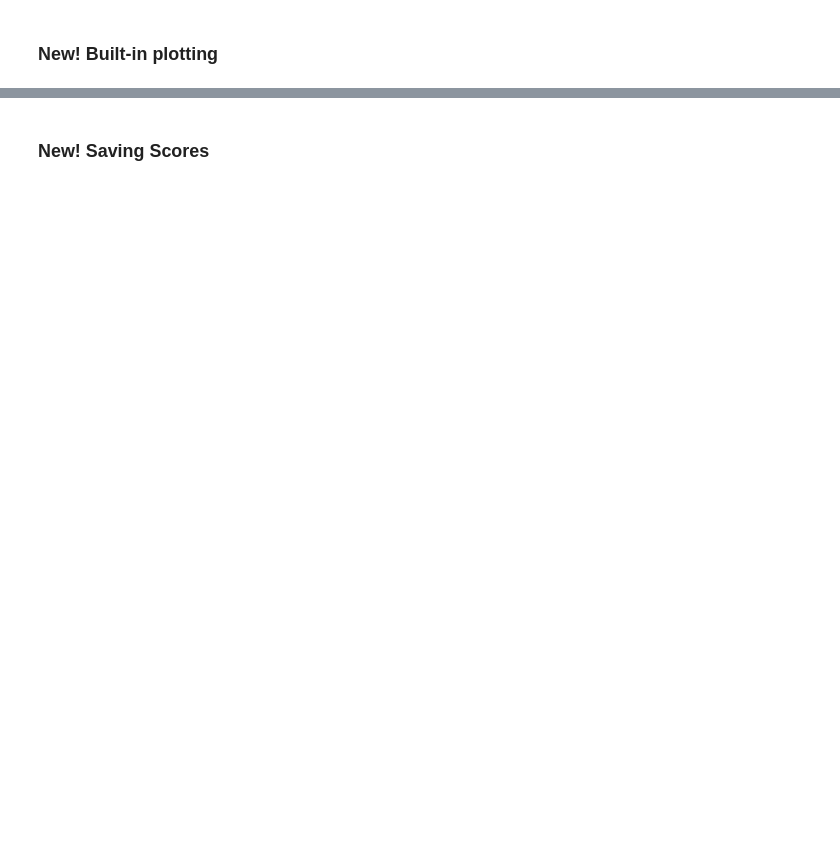
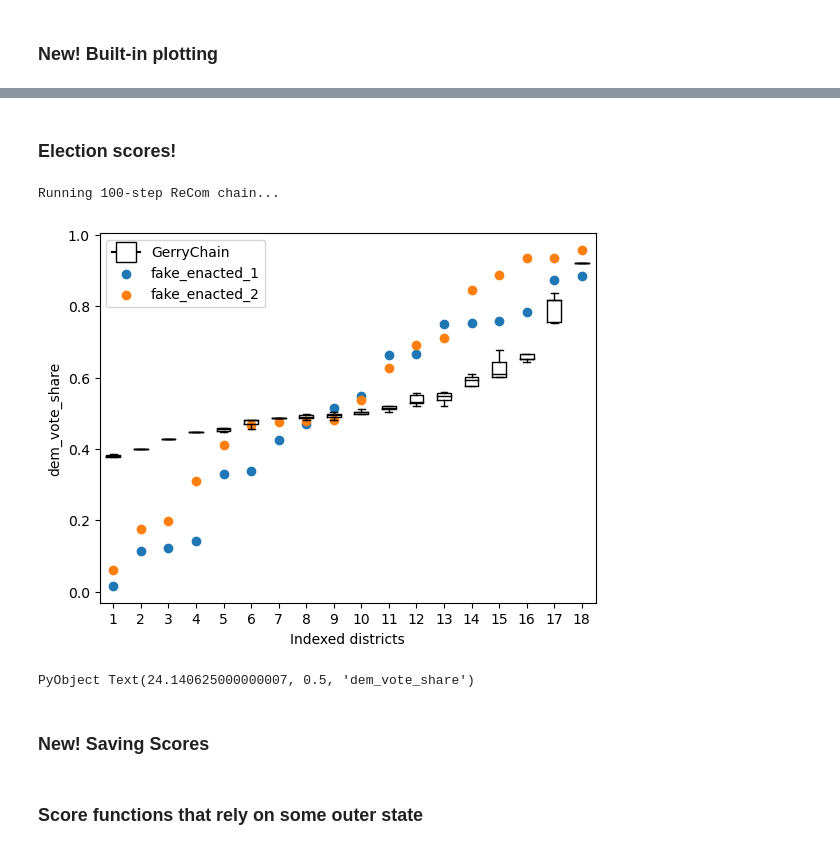
Before and after one commit to gerrymandr/JuliaChain-training, a Jupyter notebook: training-nb.ipynb, the cells around one changed output, grey strips where cells are left out. Drawn from its saved outputs; the diff is of its cells as text; code cells hidden in the pictures; blank space fills up the shorter version.

Commit message:
Add Election info and using outside state in score functions

```diff
--- a/training-nb.ipynb
+++ b/training-nb.ipynb
@@ -138,13 +165,14 @@ Illustrated are 3 acceptance functions that, respectively:
 * accepts with a probability of 0.8 if it has a higher number of cut_edges than its parent, 0.2 otherwise
 # %%
 function accept_half_the_time_randomly(partition)
-    """
+    """ Acceptance score that accepts a new state with 50% probability
     """
     return 0.5
 end
 
 function accept_observing_parent_cut_edges(partition)
-    """
+    """ Accepts if the cut edges decrease in the new state with a probability
+        of 80%, 20% otherwised
     """
     if partition.parent isa Partition
         if partition.parent.num_cut_edges > partition.num_cut_edges
@@ -187,3 +228,38 @@ score_histogram(chain_data, "num_max_blocks")
+# %% [markdown]
+### Election scores!
+# %%
+election = Election("SEN12", ["USS12D", "USS12R"], graph.num_dists)
+
+partisan_metrics = [
+  efficiency_gap("efficiency_gap", election, "USS12D"),
+  seats_won("seats_won", election, "USS12D"),
+  mean_median("mean_median", election, "USS12D"),
+  vote_share("dem_vote_share", election, "USS12D")
+]
+
+scores = [
+    ElectionTracker(election, partisan_metrics)
+]
+
+# Run the chain
+println("Running 100-step ReCom chain...")
+num_steps = 100
+chain_data = recom_chain(graph,
+                         partition,
+                         pop_constraint,
+                         num_steps,
+                         scores,
+                         acceptance_fn=accept_observing_parent_cut_edges)
+print()
+# %% [output]
+Running 100-step ReCom chain...
+# %%
+fake_vote_1 = rand(18)
+fake_vote_2 = rand(18)
+score_boxplot(chain_data, "dem_vote_share", comparison_scores=[("fake_enacted_1", fake_vote_1), ("fake_enacted_2", fake_vote_2)])
+# %% [output]
+[figure, added]
+PyObject Text(24.140625000000007, 0.5, 'dem_vote_share')
 # %% [markdown]
 ### New! Saving Scores
 # %%
@@ -197,3 +273,5 @@ print()
 # %%
 # And if you wish to save the scores as a .csv or a .json, ...
 save_scores("data.csv", chain_data)
+# %% [markdown]
+### Score functions that rely on some outer state
```
Also changed, not shown: parts of 15 cells of this notebook.
